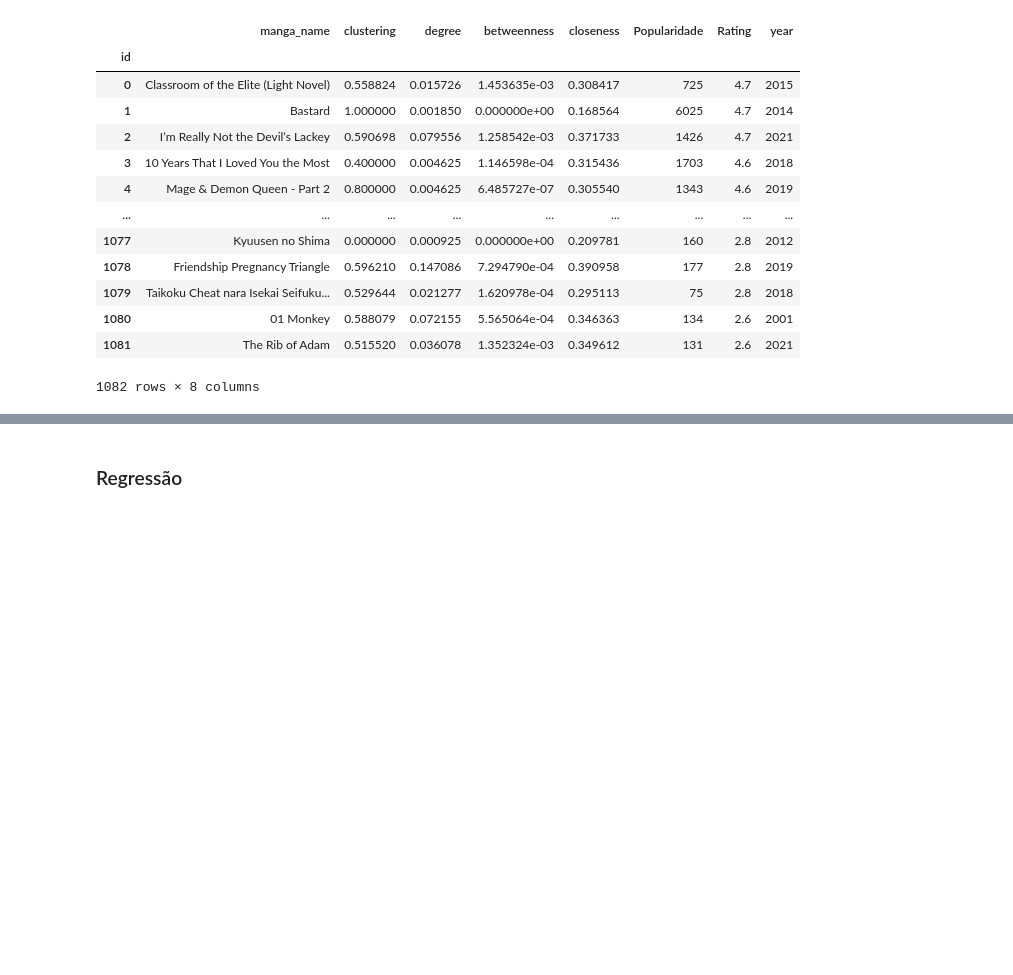
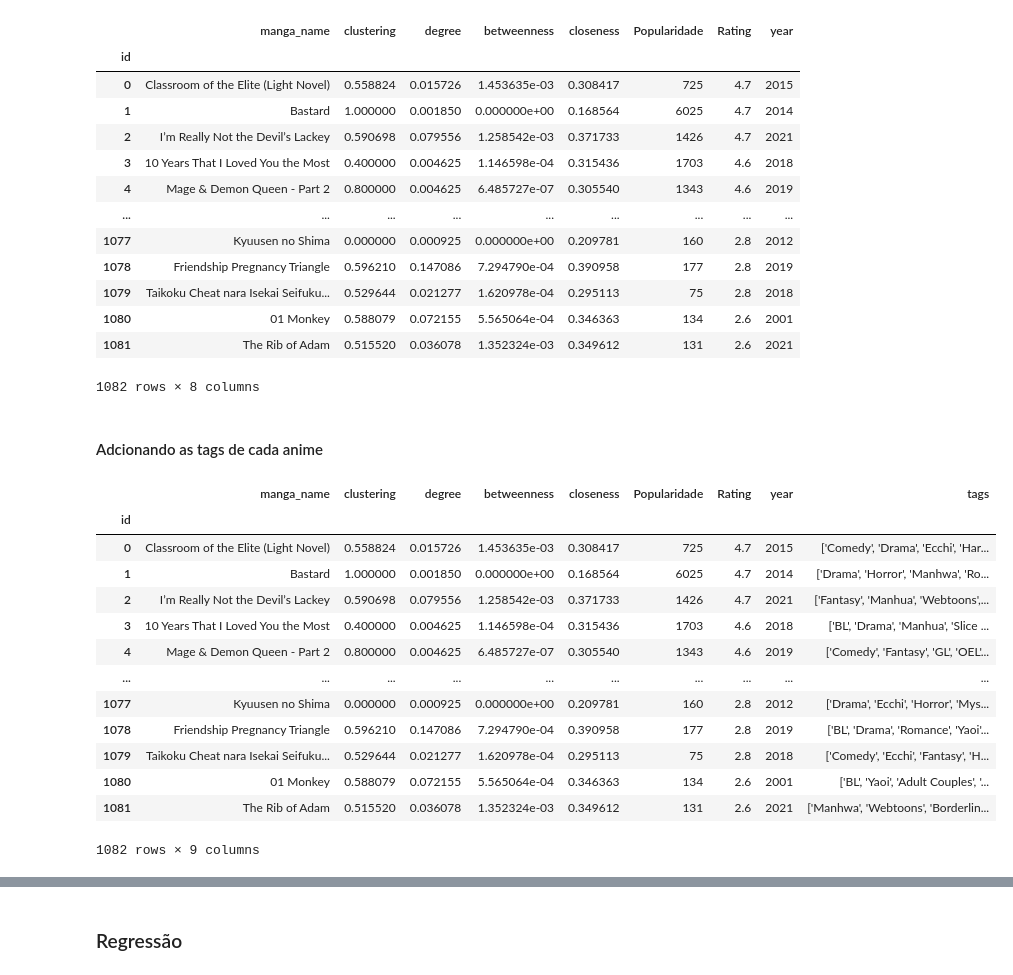
Before and after one commit to Adneycm/Manga-Network, a Jupyter notebook: Mangas.ipynb, the cells around one changed output, grey strips where cells are left out. Saved outputs shown, nothing was run; the diff lists cells and outputs as text; code cells hidden in the pictures; blank space fills up the shorter version.

```diff
--- a/Mangas.ipynb
+++ b/Mangas.ipynb
@@ -271,3 +271,28 @@ data
 | 1080 | 01 Monkey | 0.588079 | 0.072155 | 5.565064e-04 | 0.346363 | 134 | 2.6 | 2001 |
 | 1081 | The Rib of Adam | 0.515520 | 0.036078 | 1.352324e-03 | 0.349612 | 131 | 2.6 | 2021 |
 1082 rows × 8 columns
+# %% [markdown]
+#### Adcionando as tags de cada anime
+# %%
+df = pd.read_csv('data.csv')
+
+rating_manga = dict(zip(df["title"], df["tags"]))
+
+data["tags"] = data['manga_name'].map(rating_manga)
+
+data
+# %% [output]
+|  | manga_name | clustering | degree | betweenness | closeness | Popularidade | Rating | year | tags |
+| id |  |  |  |  |  |  |  |  |  |
+| 0 | Classroom of the Elite (Light Novel) | 0.558824 | 0.015726 | 1.453635e-03 | 0.308417 | 725 | 4.7 | 2015 | ['Comedy', 'Drama', 'Ecchi', 'Har... |
+| 1 | Bastard | 1.000000 | 0.001850 | 0.000000e+00 | 0.168564 | 6025 | 4.7 | 2014 | ['Drama', 'Horror', 'Manhwa', 'Ro... |
+| 2 | I’m Really Not the Devil’s Lackey | 0.590698 | 0.079556 | 1.258542e-03 | 0.371733 | 1426 | 4.7 | 2021 | ['Fantasy', 'Manhua', 'Webtoons',... |
+| 3 | 10 Years That I Loved You the Most | 0.400000 | 0.004625 | 1.146598e-04 | 0.315436 | 1703 | 4.6 | 2018 | ['BL', 'Drama', 'Manhua', 'Slice ... |
+| 4 | Mage & Demon Queen - Part 2 | 0.800000 | 0.004625 | 6.485727e-07 | 0.305540 | 1343 | 4.6 | 2019 | ['Comedy', 'Fantasy', 'GL', 'OEL'... |
+| ... | ... | ... | ... | ... | ... | ... | ... | ... | ... |
+| 1077 | Kyuusen no Shima | 0.000000 | 0.000925 | 0.000000e+00 | 0.209781 | 160 | 2.8 | 2012 | ['Drama', 'Ecchi', 'Horror', 'Mys... |
+| 1078 | Friendship Pregnancy Triangle | 0.596210 | 0.147086 | 7.294790e-04 | 0.390958 | 177 | 2.8 | 2019 | ['BL', 'Drama', 'Romance', 'Yaoi'... |
+| 1079 | Taikoku Cheat nara Isekai Seifuku... | 0.529644 | 0.021277 | 1.620978e-04 | 0.295113 | 75 | 2.8 | 2018 | ['Comedy', 'Ecchi', 'Fantasy', 'H... |
+| 1080 | 01 Monkey | 0.588079 | 0.072155 | 5.565064e-04 | 0.346363 | 134 | 2.6 | 2001 | ['BL', 'Yaoi', 'Adult Couples', '... |
+| 1081 | The Rib of Adam | 0.515520 | 0.036078 | 1.352324e-03 | 0.349612 | 131 | 2.6 | 2021 | ['Manhwa', 'Webtoons', 'Borderlin... |
+1082 rows × 9 columns
```
Also changed, not shown: parts of 23 cells of this notebook.
